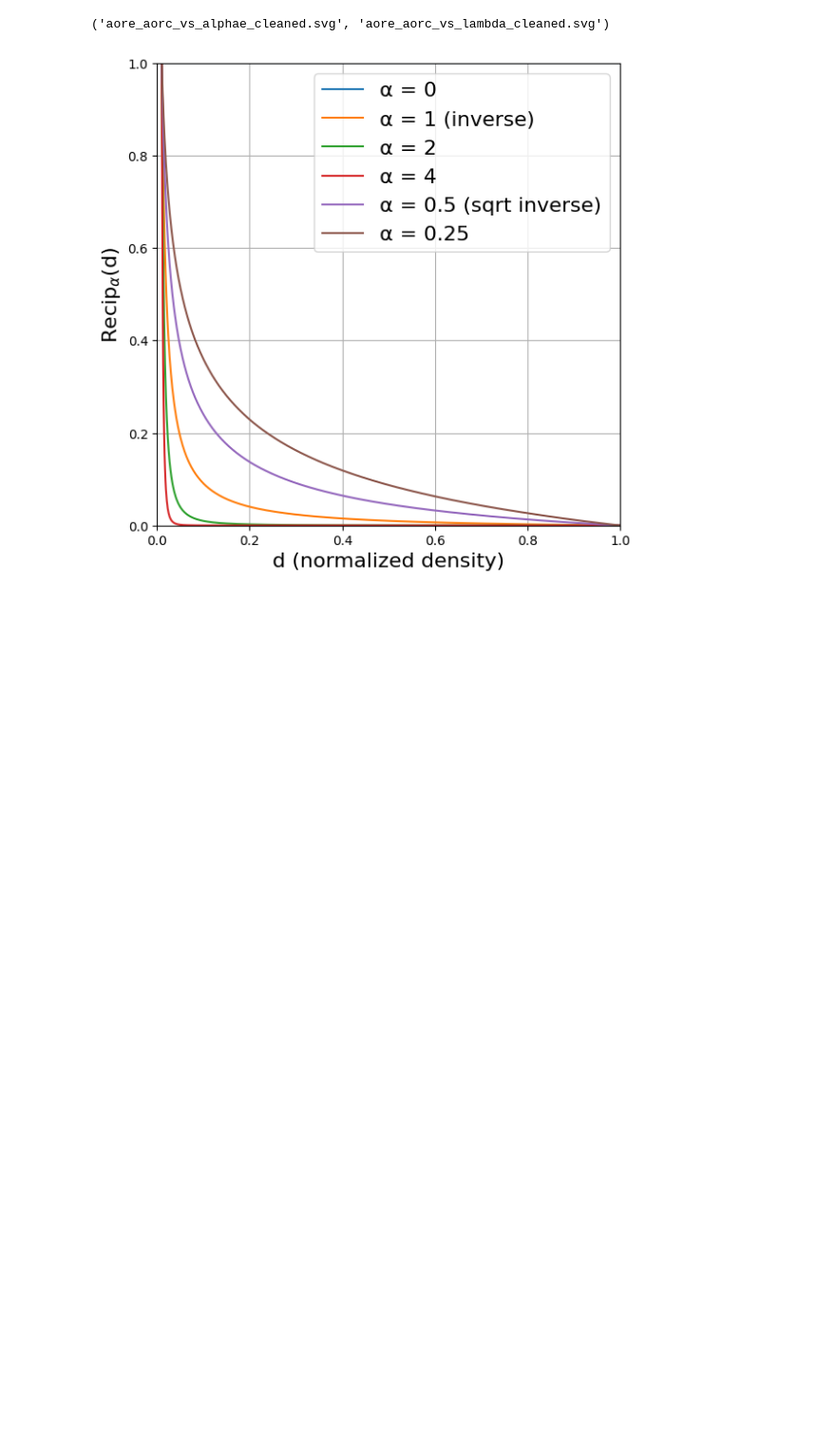
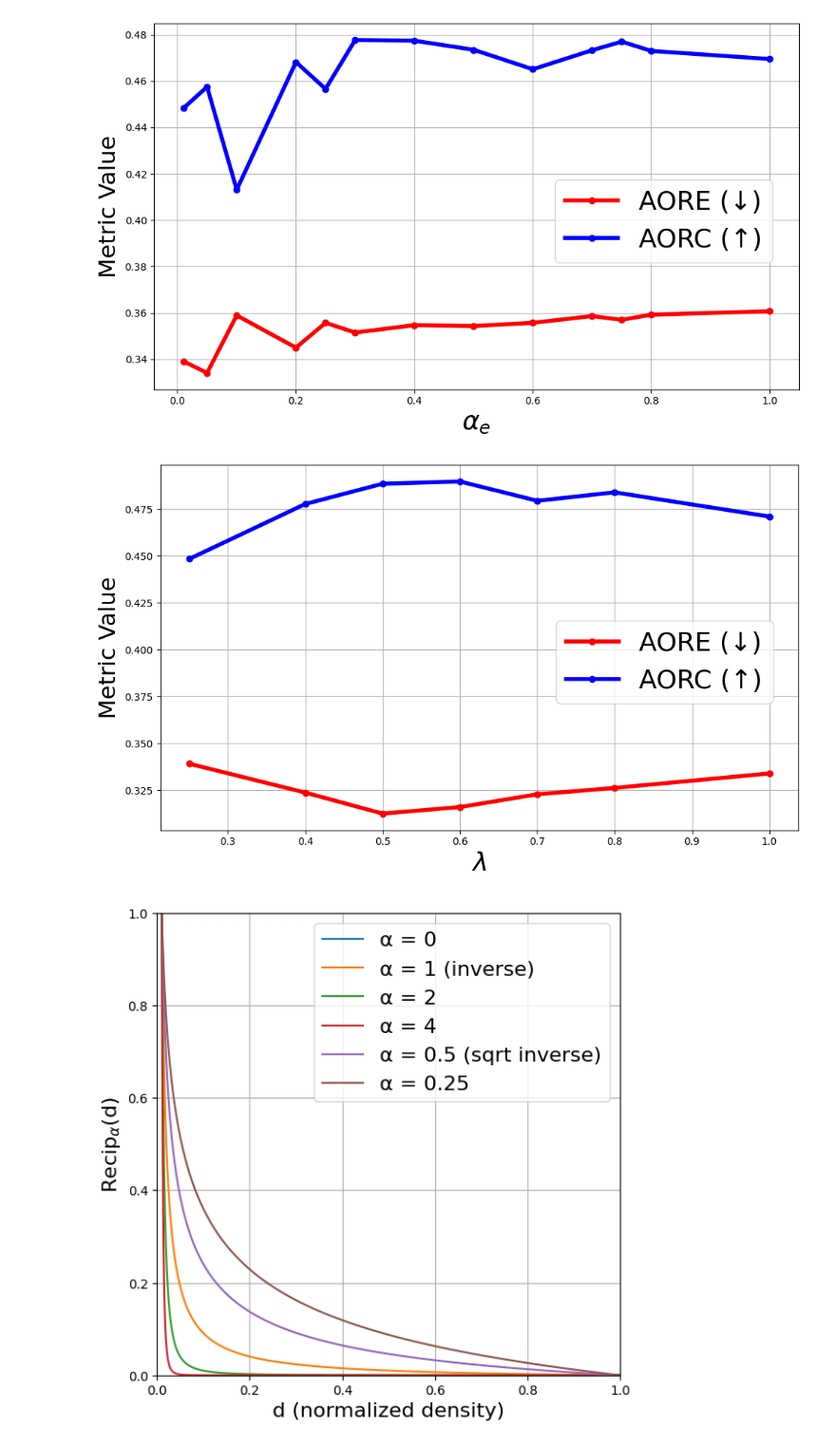
Before and after one commit to Machine-Earning/CISIR, a Jupyter notebook: notebooks/neurips_plots.ipynb, the cells around one changed output. Shown at 95% size. Cells and saved outputs as stored; diff of their text form; code cells hidden in the pictures; blank space fills up the shorter version.

```diff
--- a/notebooks/neurips_plots.ipynb
+++ b/notebooks/neurips_plots.ipynb
@@ -56,38 +56,40 @@ aore_values_alphae = [0.3391, 0.3341, 0.3589, 0.3450, 0.3557, 0.3515, 0.3547, 0.
 aorc_values_alphae = [0.4483, 0.4575, 0.4131, 0.4682, 0.4566, 0.4777, 0.4774, 0.4735, 0.4651, 0.4733, 0.4770, 0.4730, 0.4695]
 
 # Plot alpha_e vs AORE/AORC (no legend on this plot)
 plt.figure(figsize=(10, 6))
-plt.plot(alpha_e_values_corrected, aore_values_alphae, marker='o', color='orange', linewidth=4, label='AORE (↓)')
 plt.plot(alpha_e_values_corrected, aorc_values_alphae, marker='o', color='blue', linewidth=4, label='AORC (↑)')
+plt.plot(alpha_e_values_corrected, aore_values_alphae, marker='o', color='red', linewidth=4, label='AORE (↓)')
 plt.xlabel(r'$\alpha_e$', fontsize=26)
 plt.ylabel('Metric Value', fontsize=23)
+plt.legend(fontsize=26, loc='center', bbox_to_anchor=(0.79, 0.46))  # slightly raised from 0.42 to 0.46
 plt.grid(True)
 plt.tight_layout()
 alphae_path_nolegend = "aore_aorc_vs_alphae_cleaned.svg"
 plt.savefig(alphae_path_nolegend, format='svg')
+plt.show()
 plt.close()
 
 # Lambda values and metrics
 lambda_values_trimmed = [0.25, 0.4, 0.5, 0.6, 0.7, 0.8, 1.0]
 aore_values_trimmed = [0.3391, 0.3237, 0.3125, 0.3160, 0.3228, 0.3262, 0.3339]
 aorc_values_trimmed = [0.4483, 0.4776, 0.4884, 0.4896, 0.4793, 0.4838, 0.4709]
 
 # Plot lambda vs AORE/AORC (with legend, AORE below AORC, slightly raised)
 plt.figure(figsize=(10, 6))
 plt.plot(lambda_values_trimmed, aorc_values_trimmed, marker='o', color='blue', linewidth=4, label='AORC (↑)')
-plt.plot(lambda_values_trimmed, aore_values_trimmed, marker='o', color='orange', linewidth=4, label='AORE (↓)')
+plt.plot(lambda_values_trimmed, aore_values_trimmed, marker='o', color='red', linewidth=4, label='AORE (↓)')
 plt.xlabel(r'$\lambda$', fontsize=26)
 plt.ylabel('Metric Value', fontsize=23)
 plt.legend(fontsize=26, loc='center', bbox_to_anchor=(0.79, 0.46))  # slightly raised from 0.42 to 0.46
 plt.grid(True)
 plt.tight_layout()
 lambda_path_legend_adjusted = "aore_aorc_vs_lambda_cleaned.svg"
 plt.savefig(lambda_path_legend_adjusted, format='svg')
+plt.show()
 plt.close()
-
-alphae_path_nolegend, lambda_path_legend_adjusted
 # %% [output]
-('aore_aorc_vs_alphae_cleaned.svg', 'aore_aorc_vs_lambda_cleaned.svg')
+[figure, added]
+[figure, added]
 # %%
 import numpy as np
 import matplotlib.pyplot as plt
```
Also changed, not shown: parts of 1 cell of this notebook, 3 other files.
